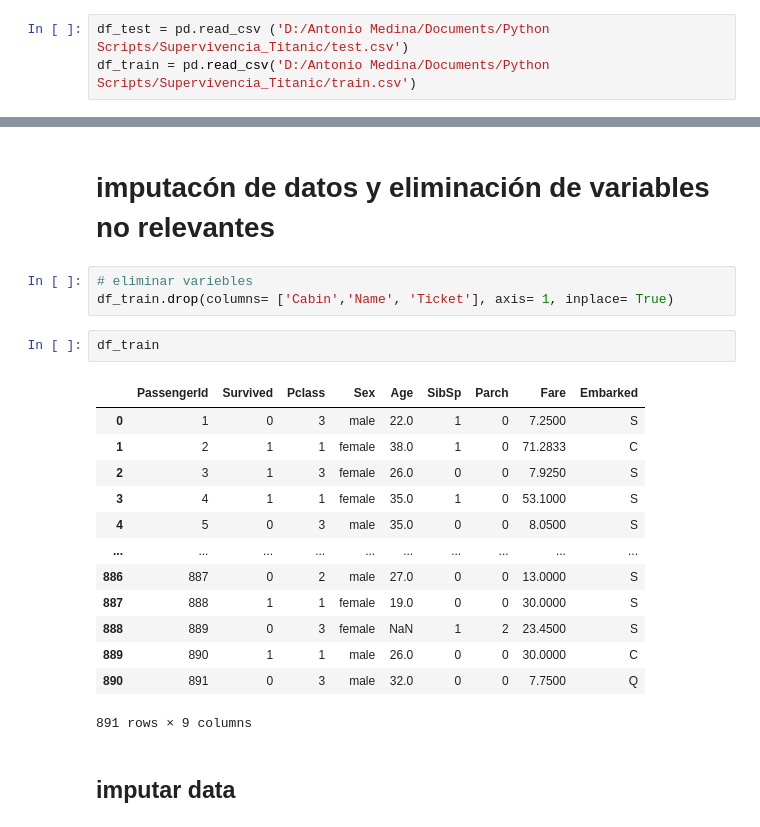
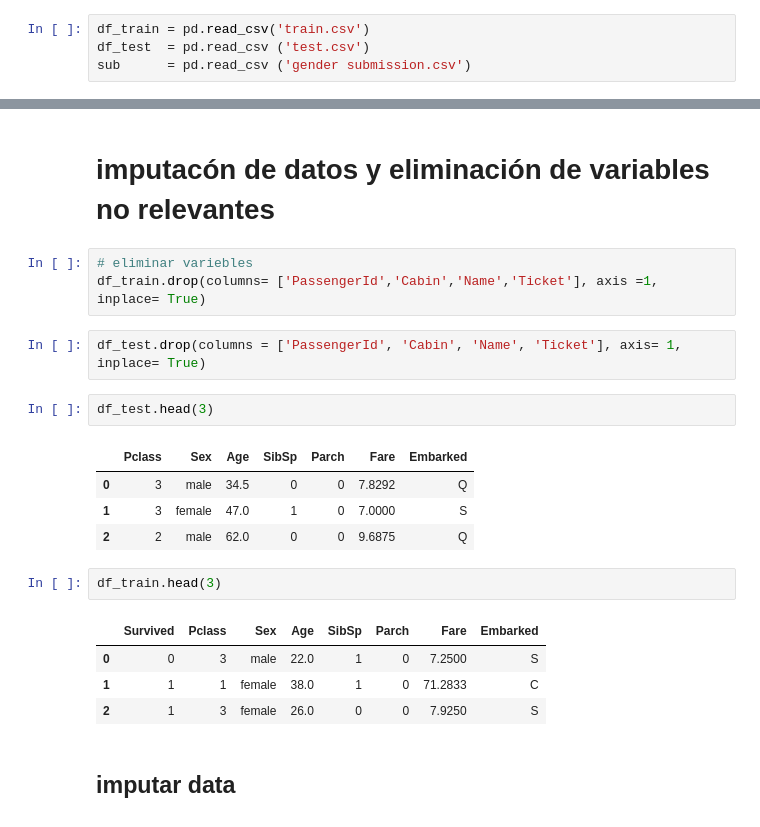
Before and after one commit to antoniomedina99/Supervivencia_Titanic, a Jupyter notebook: Notebook.ipynb, the cells around one changed output, grey strips where cells are left out. Cells and saved outputs as stored; diff of their text form.

```diff
--- a/Notebook Titanic.ipynb
+++ b/Notebook.ipynb
@@ -42,8 +42,9 @@ from sklearn.metrics import accuracy_score
 # %% [markdown]
 Carga de datos
 # %%
-df_test = pd.read_csv ('D:/Antonio Medina/Documents/Python Scripts/Supervivencia_Titanic/test.csv')
-df_train = pd.read_csv('D:/Antonio Medina/Documents/Python Scripts/Supervivencia_Titanic/train.csv')
+df_train = pd.read_csv('train.csv')
+df_test  = pd.read_csv ('test.csv')
+sub      = pd.read_csv ('gender submission.csv')
 # %%
 df_train.head(3)
 # %% [output]
@@ -142,23 +143,23 @@ la variable cabina "cabina" se imputará con la media de los datos, al igual que
 # imputacón de datos y eliminación de variables no relevantes
 # %%
 # eliminar variebles
-df_train.drop(columns= ['Cabin','Name', 'Ticket'], axis= 1, inplace= True)
+df_train.drop(columns= ['PassengerId','Cabin','Name','Ticket'], axis =1, inplace= True)
+# %%
+df_test.drop(columns = ['PassengerId', 'Cabin', 'Name', 'Ticket'], axis= 1, inplace= True)
 # %%
-df_train
+df_test.head(3)
 # %% [output]
-|  | PassengerId | Survived | Pclass | Sex | Age | SibSp | Parch | Fare | Embarked |
-| 0 | 1 | 0 | 3 | male | 22.0 | 1 | 0 | 7.2500 | S |
-| 1 | 2 | 1 | 1 | female | 38.0 | 1 | 0 | 71.2833 | C |
-| 2 | 3 | 1 | 3 | female | 26.0 | 0 | 0 | 7.9250 | S |
-| 3 | 4 | 1 | 1 | female | 35.0 | 1 | 0 | 53.1000 | S |
-| 4 | 5 | 0 | 3 | male | 35.0 | 0 | 0 | 8.0500 | S |
-| ... | ... | ... | ... | ... | ... | ... | ... | ... | ... |
-| 886 | 887 | 0 | 2 | male | 27.0 | 0 | 0 | 13.0000 | S |
-| 887 | 888 | 1 | 1 | female | 19.0 | 0 | 0 | 30.0000 | S |
-| 888 | 889 | 0 | 3 | female | NaN | 1 | 2 | 23.4500 | S |
-| 889 | 890 | 1 | 1 | male | 26.0 | 0 | 0 | 30.0000 | C |
-| 890 | 891 | 0 | 3 | male | 32.0 | 0 | 0 | 7.7500 | Q |
+|  | Pclass | Sex | Age | SibSp | Parch | Fare | Embarked |
+| 0 | 3 | male | 34.5 | 0 | 0 | 7.8292 | Q |
+| 1 | 3 | female | 47.0 | 1 | 0 | 7.0000 | S |
+| 2 | 2 | male | 62.0 | 0 | 0 | 9.6875 | Q |
-891 rows × 9 columns
+# %%
+df_train.head(3)
+# %% [output]
+|  | Survived | Pclass | Sex | Age | SibSp | Parch | Fare | Embarked |
+| 0 | 0 | 3 | male | 22.0 | 1 | 0 | 7.2500 | S |
+| 1 | 1 | 1 | female | 38.0 | 1 | 0 | 71.2833 | C |
+| 2 | 1 | 3 | female | 26.0 | 0 | 0 | 7.9250 | S |
 # %% [markdown]
 ## imputar data
 # %%
```
Also changed, not shown: parts of 36 cells of this notebook, 5 other files.
